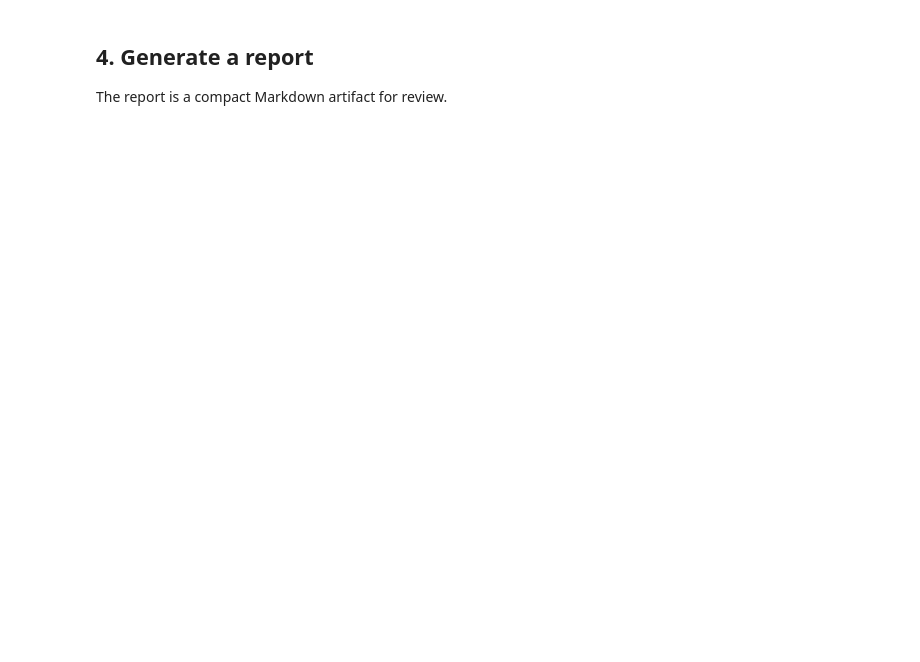
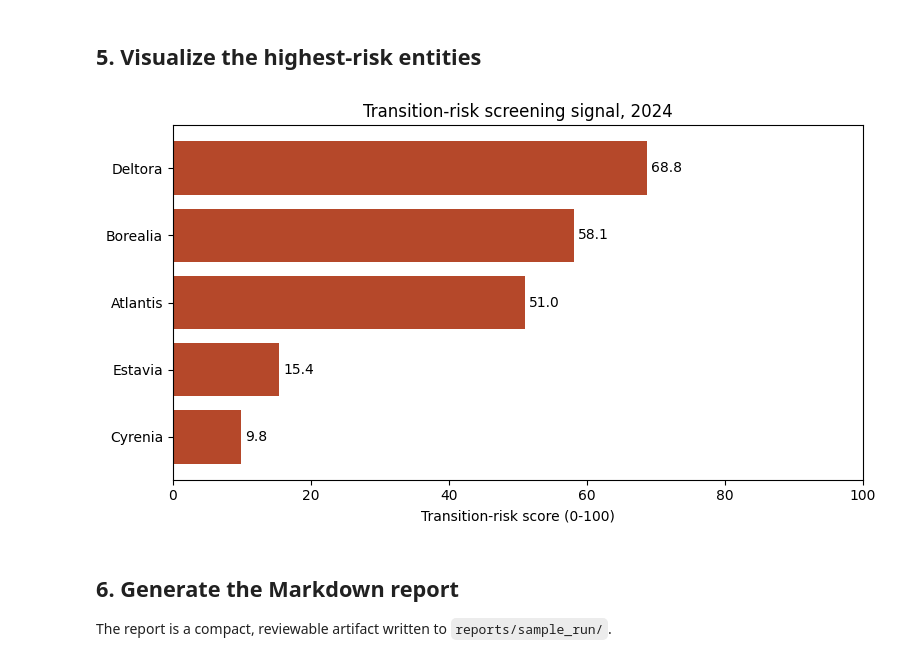
Before and after one commit to DiogoRibeiro7/carbon-transition-duckdb-lab, a Jupyter notebook: notebooks/01_duckdb_transition_workflow.ipynb, the cells around one changed output. Saved outputs shown, nothing was run; the diff lists cells and outputs as text; code cells hidden in the pictures; blank space fills up the shorter version.

```diff
--- a/notebooks/01_duckdb_transition_workflow.ipynb
+++ b/notebooks/01_duckdb_transition_workflow.ipynb
@@ -34,0 +127,14 @@ scores.sort_values('transition_risk_score', ascending=False).head(10)
+# %%
+from carbon_transition_duckdb.pipeline import compute_transition_scores
+from carbon_transition_duckdb.risk.scoring import latest_year
+
+scores = compute_transition_scores(DB_PATH)
+year = latest_year(scores)
+ranking = (
+    scores.loc[scores['year'] == year,
+               ['country', 'transition_risk_score', 'risk_drivers']]
+    .sort_values('transition_risk_score', ascending=False)
+    .reset_index(drop=True)
+)
+print(f"Latest analysed year: {year}")
+ranking
@@ -35,4 +149,20 @@ scores.sort_values('transition_risk_score', ascending=False).head(10)
+# %% [markdown]
+## 5. Visualize the highest-risk entities
+# %%
+latest = scores.loc[scores['year'] == year].sort_values('transition_risk_score')
+
+fig, ax = plt.subplots(figsize=(8, 4.5))
+ax.barh(latest['country'], latest['transition_risk_score'], color='#b5482a')
+ax.set_xlabel('Transition-risk score (0-100)')
+ax.set_title(f'Transition-risk screening signal, {year}')
+ax.bar_label(ax.containers[0], fmt='%.1f', padding=3)
+ax.set_xlim(0, 100)
+fig.tight_layout()
+plt.show()
+# %% [output]
+[figure, added]
 # %% [markdown]
-## 4. Generate a report
-The report is a compact Markdown artifact for review.
+## 6. Generate the Markdown report
+
+The report is a compact, reviewable artifact written to `reports/sample_run/`.
 # %%
```
Also changed, not shown: parts of 19 cells of this notebook, 6 other files.
